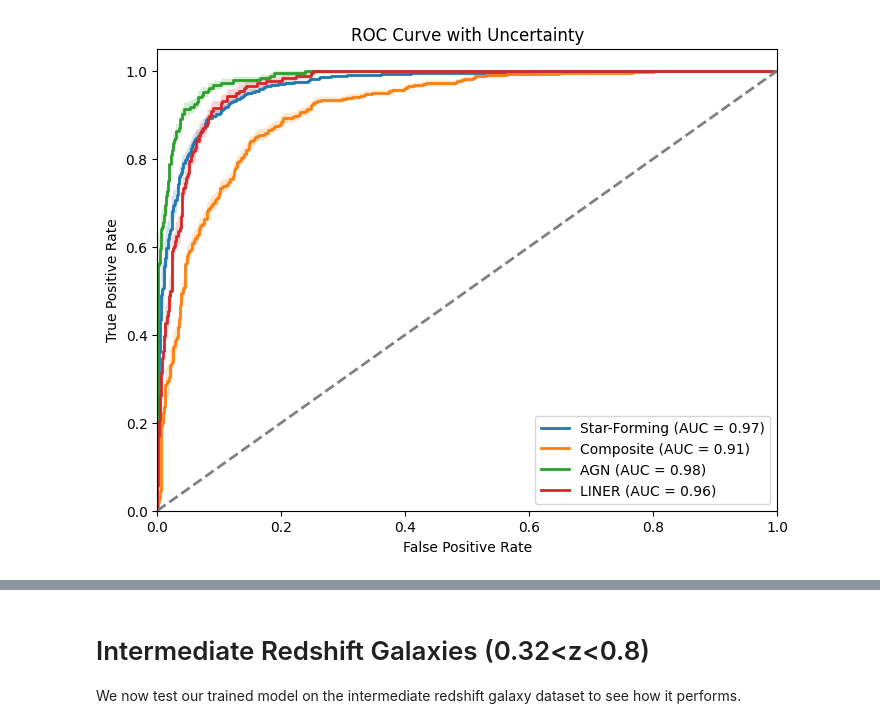
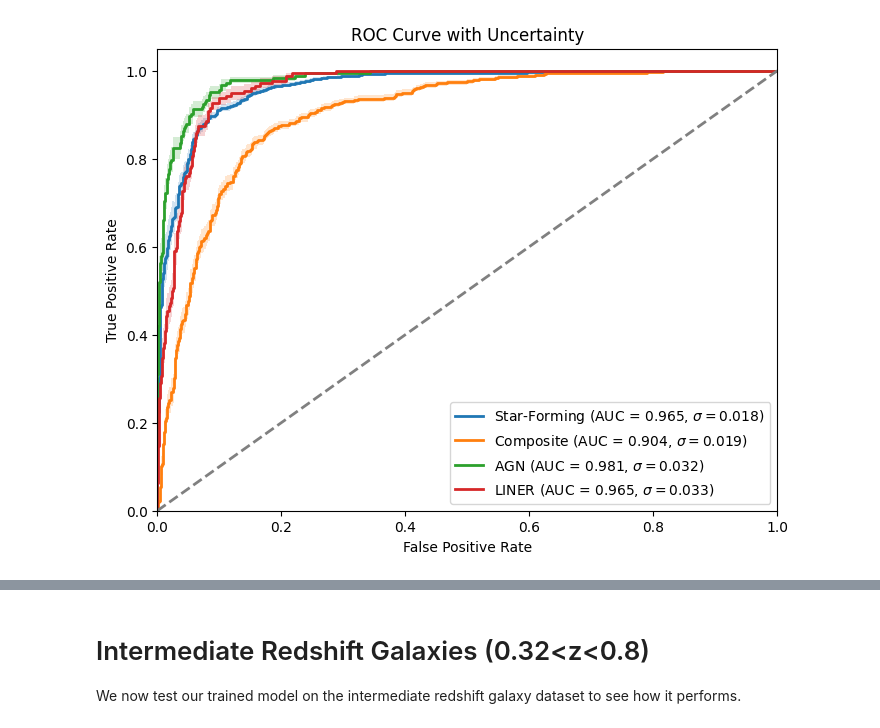
Before and after one commit to lorlo9999/DeepLearningProject, a Jupyter notebook: NeuralNetwork/NeuralNetwork.ipynb, the cells around one changed output, grey strips where cells are left out. Drawn from its saved outputs; the diff is of its cells as text; code cells hidden in the pictures.

Commit message:
Applied RF and NN to new data

```diff
--- a/NeuralNetwork/NeuralNetwork.ipynb
+++ b/NeuralNetwork/NeuralNetwork.ipynb
@@ -129,24 +122,9 @@ from tensorflow.keras import backend as ops
 def lr_schedule(epoch, lr):
     return 0.00001 if epoch >= 5 else 0.001
 
-def split_output(y):
-    """Returns prediction, uncertainty"""
-    return y[:, :4], y[:, 4:]
-
-def categorical_crossentropy_with_uncertainty_loss(y_true, output):
-    y_pred, log_sigma = split_output(output)
-
-    sigma = ops.exp(2*log_sigma)
-
-    loss = tf.keras.losses.categorical_crossentropy(y_true, y_pred)
-    weight = loss/sigma + log_sigma
-
-    return tf.reduce_mean(weight)
-
-
 lr_callback = LearningRateScheduler(lr_schedule)
 
-model.compile(optimizer=Adam(learning_rate=0.001), loss=categorical_crossentropy_with_uncertainty_loss, metrics=['accuracy'])
+model.compile(optimizer=Adam(learning_rate=0.001), loss='categorical_crossentropy', metrics=['accuracy'])
 
-model_history = model.fit(X_train_split, y_train_split, epochs=25, batch_size=16, verbose=1, shuffle=True, validation_data=(X_val_split, y_val_split),callbacks=[lr_callback])
+model_history = model.fit(X_train_split, y_train_split, epochs=15, batch_size=16, verbose=1, shuffle=True, validation_data=(X_val_split, y_val_split),callbacks=[lr_callback])
 # %% [output]
@@ -208,37 +184,44 @@ for i in range(4):
     fpr[i], tpr[i], _ = roc_curve(y_test[:, i], y_pred_prob[:, i])
     roc_auc[i] = auc(fpr[i], tpr[i])
 
     tpr_samples = []
     for j in range(num_mc_samples):
         fpr_sample, tpr_sample, _ = roc_curve(y_test[:, i], mc_preds[j, :, i])
 
         interp_func = interp1d(fpr_sample, tpr_sample, kind='linear', fill_value='extrapolate')
         tpr_samples.append(interp_func(fpr[i]))
 
     tpr_samples = np.array(tpr_samples)
     tpr_uncertainty[i] = np.std(tpr_samples, axis=0)
 
 plt.figure(figsize=(8, 6))
 classes = ['Star-Forming', 'Composite', 'AGN', 'LINER']
 
 for i in range(4):
-    plt.plot(fpr[i], tpr[i], lw=2, label=f'{classes[i]} (AUC = {roc_auc[i]:.2f})')
+    #check for nan values and remove them
+    for n in tpr_uncertainty[i]:
+        if np.isnan(n):
+            tpr_uncertainty[i] = np.delete(tpr_uncertainty[i], np.where(np.isnan(tpr_uncertainty[i])))
+            fpr[i] = np.delete(fpr[i], np.where(np.isnan(tpr_uncertainty[i])))
+            tpr[i] = np.delete(tpr[i], np.where(np.isnan(tpr_uncertainty[i])))
+            break
+    plt.plot(fpr[i], tpr[i], lw=2, label=rf'{classes[i]} (AUC = {roc_auc[i]:.3f}, $\sigma = ${tpr_uncertainty[i].mean():.3f})')
 
+    min_len = min(len(tpr[i]), len(tpr_uncertainty[i]))
     plt.fill_between(
-        fpr[i],
-        np.maximum(tpr[i] - tpr_uncertainty[i], 0),
-        np.minimum(tpr[i] + tpr_uncertainty[i], 1),
-        alpha=0.2
-    )
+    fpr[i][:min_len],
+    tpr[i][:min_len] - tpr_uncertainty[i][:min_len],
+    tpr[i][:min_len] + tpr_uncertainty[i][:min_len],
+    alpha=0.2)
 
 plt.plot([0, 1], [0, 1], color='gray', lw=2, linestyle='--')
 plt.xlim([0.0, 1.0])
 plt.ylim([0.0, 1.05])
 plt.xlabel('False Positive Rate')
 plt.ylabel('True Positive Rate')
 plt.title('ROC Curve with Uncertainty')
 plt.legend(loc='lower right')
 plt.savefig('../plots/NN-ROC_Curves.pdf', format='pdf')
 plt.show()
 # %% [output]
-[figure, old version]
+[figure, new version]
```
Also changed, not shown: parts of 16 cells of this notebook, 8 other files.
